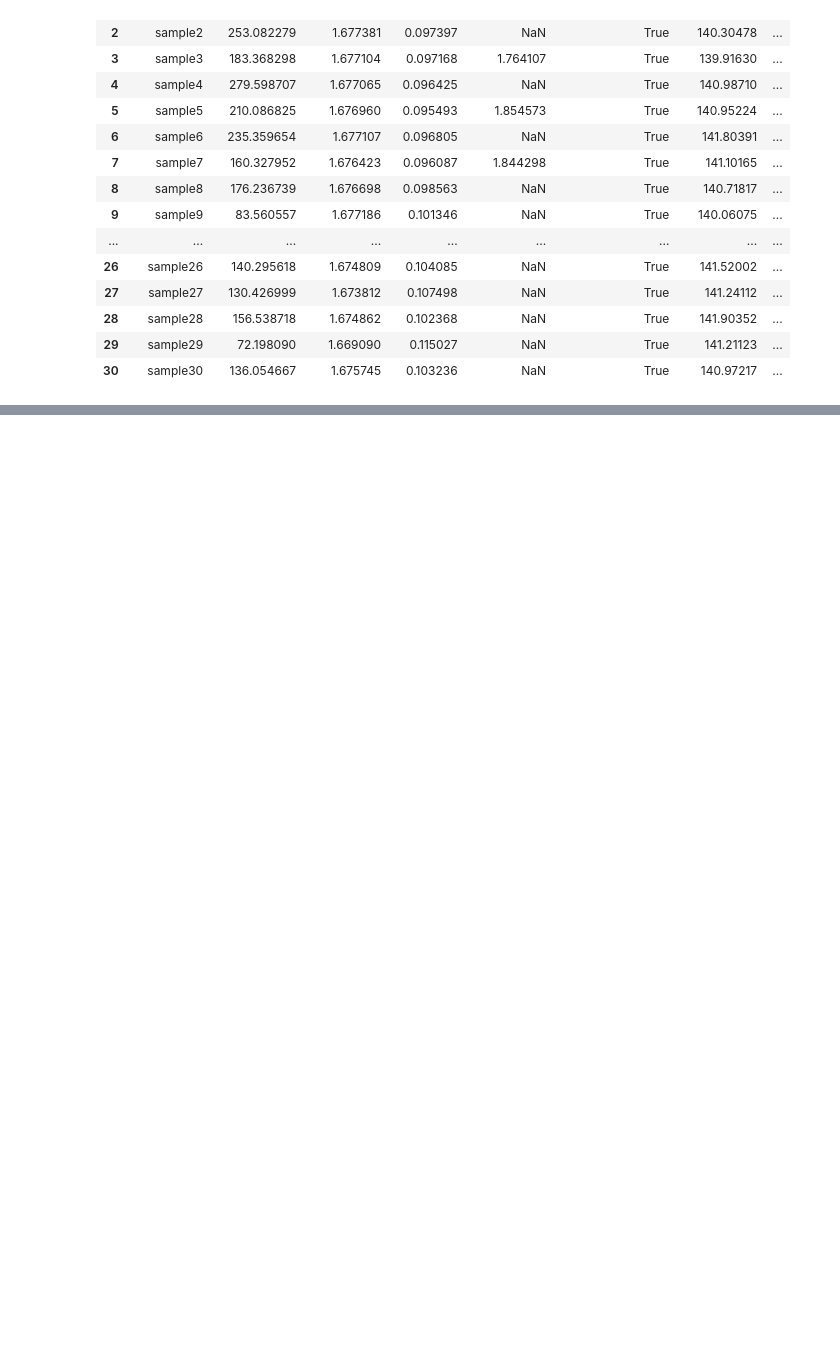
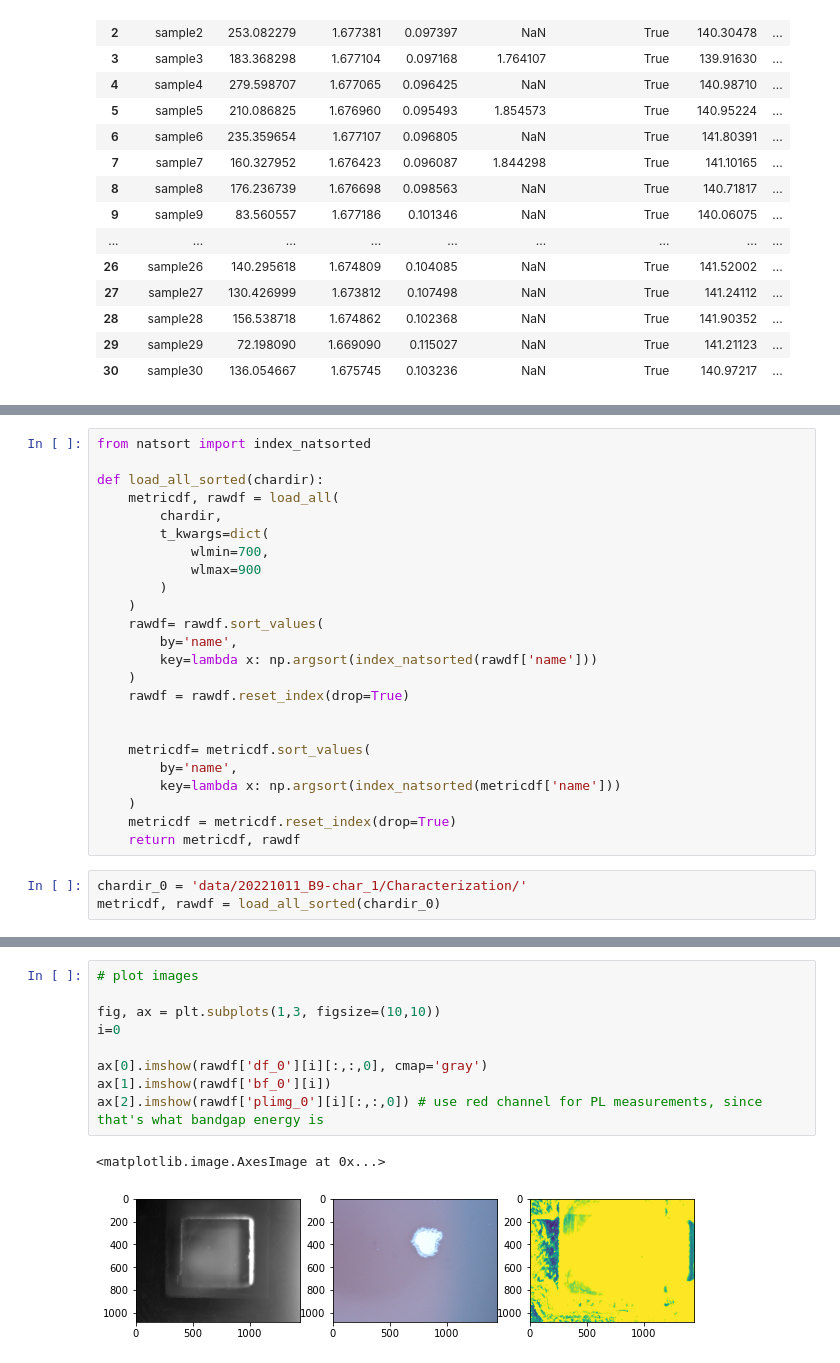
Before and after one commit to fenning-research-group/PASCAL_TrainView, a Jupyter notebook: analysis.ipynb, the cells around one changed output, grey strips where cells are left out. Saved outputs shown, nothing was run; the diff lists cells and outputs as text; blank space fills up the shorter version.

```diff
--- a/analysis.ipynb
+++ b/analysis.ipynb
@@ -48,0 +58,27 @@ Text(0.5, 0, 'Sample Number')
+# %%
+from natsort import index_natsorted
+
+def load_all_sorted(chardir):
+	metricdf, rawdf = load_all(
+		chardir,
+		t_kwargs=dict(
+			wlmin=700,
+			wlmax=900
+		)
+	)
+	rawdf= rawdf.sort_values(
+   		by='name',
+   		key=lambda x: np.argsort(index_natsorted(rawdf['name']))
+    )
+	rawdf = rawdf.reset_index(drop=True)
+
+
+	metricdf= metricdf.sort_values(
+    	by='name',
+    	key=lambda x: np.argsort(index_natsorted(metricdf['name']))
+    )
+	metricdf = metricdf.reset_index(drop=True)
+	return metricdf, rawdf
+# %%
+chardir_0 = 'data/20221011_B9-char_1/Characterization/'
+metricdf, rawdf = load_all_sorted(chardir_0)
@@ -48,0 +116,12 @@ Text(0.5, 0, 'Sample Number')
+# %%
+# plot images
+
+fig, ax = plt.subplots(1,3, figsize=(10,10))
+i=0
+
+ax[0].imshow(rawdf['df_0'][i][:,:,0], cmap='gray')
+ax[1].imshow(rawdf['bf_0'][i])
+ax[2].imshow(rawdf['plimg_0'][i][:,:,0]) # use red channel for PL measurements, since that's what bandgap energy is
+# %% [output]
+<matplotlib.image.AxesImage at 0x...>
+[figure, added]
```
Also changed, not shown: parts of 6 cells of this notebook.
